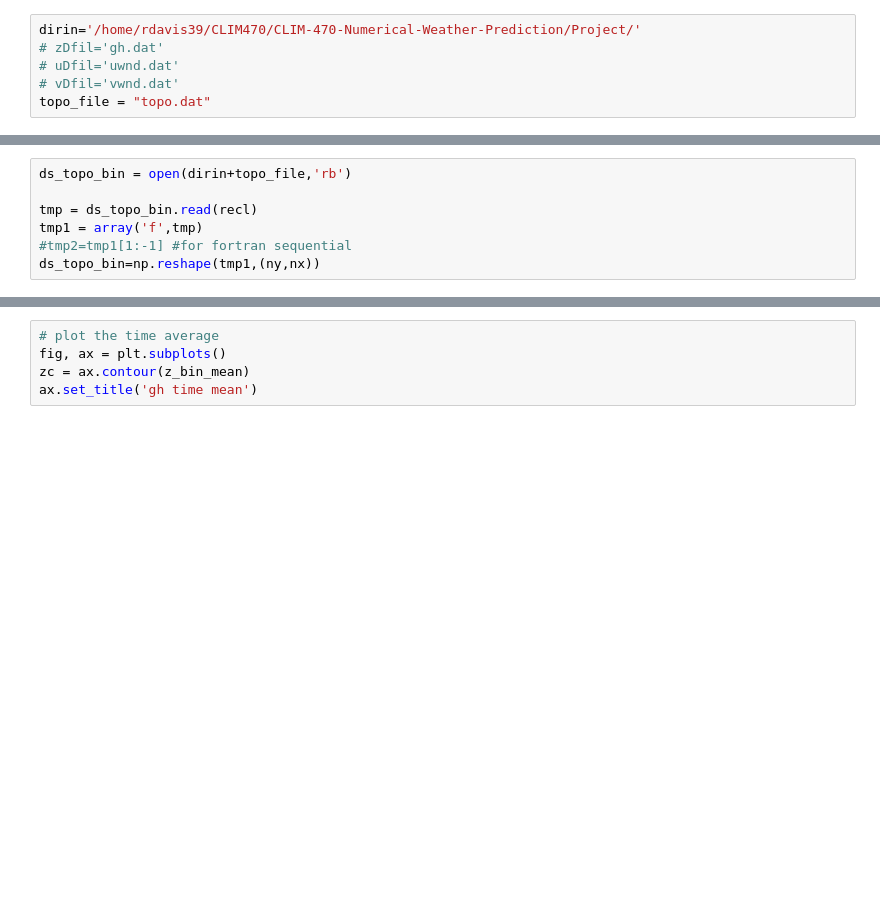
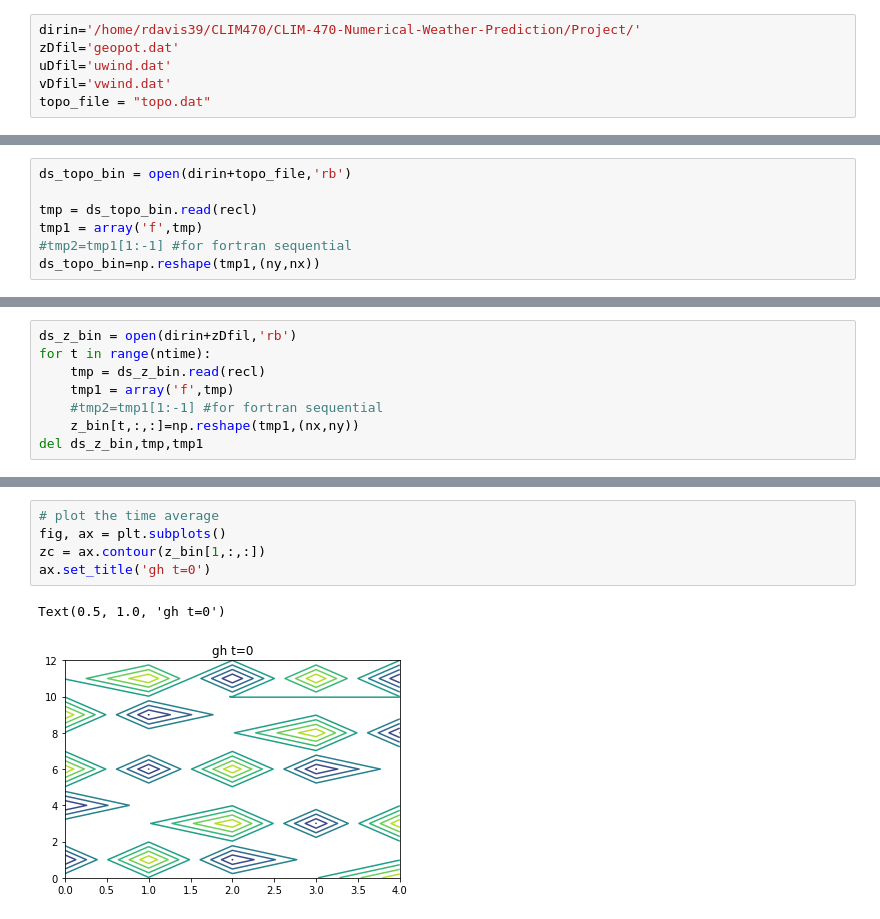
Before and after one commit to cristianastan2/CLIM-470-Numerical-Weather-Prediction, a Jupyter notebook: plot_data_topo.ipynb, the cells around one changed output, grey strips where cells are left out. Drawn from its saved outputs; the diff is of its cells as text; blank space fills up the shorter version.

```diff
--- a/plot_data_topo.ipynb
+++ b/plot_data_topo.ipynb
@@ -5,8 +5,8 @@ import matplotlib.pyplot as plt
 import matplotlib.cm as cm
 # %%
 dirin='/home/rdavis39/CLIM470/CLIM-470-Numerical-Weather-Prediction/Project/'
-# zDfil='gh.dat'
-# uDfil='uwnd.dat'
-# vDfil='vwnd.dat'
+zDfil='geopot.dat'
+uDfil='uwind.dat'
+vDfil='vwind.dat'
 topo_file = "topo.dat"
 # %%
@@ -27,0 +28,8 @@ array('f', [0.0, 0.0, 0.0, 0.0, 0.0, 2000.0, 0.0, 0.0, 0.0, 0.0, 0.0, 0.0, 0.0,
+# %%
+ds_z_bin = open(dirin+zDfil,'rb')
+for t in range(ntime):
+    tmp = ds_z_bin.read(recl)
+    tmp1 = array('f',tmp)
+    #tmp2=tmp1[1:-1] #for fortran sequential
+    z_bin[t,:,:]=np.reshape(tmp1,(nx,ny))
+del ds_z_bin,tmp,tmp1
@@ -36,5 +65,8 @@ Text(0.5, 1.0, 'gh snapshot')
 # %%
 # plot the time average
 fig, ax = plt.subplots()
-zc = ax.contour(z_bin_mean)
-ax.set_title('gh time mean')
+zc = ax.contour(z_bin[1,:,:])
+ax.set_title('gh t=0')
+# %% [output]
+Text(0.5, 1.0, 'gh t=0')
+[figure, added]
```
Also changed, not shown: parts of 11 cells of this notebook.
